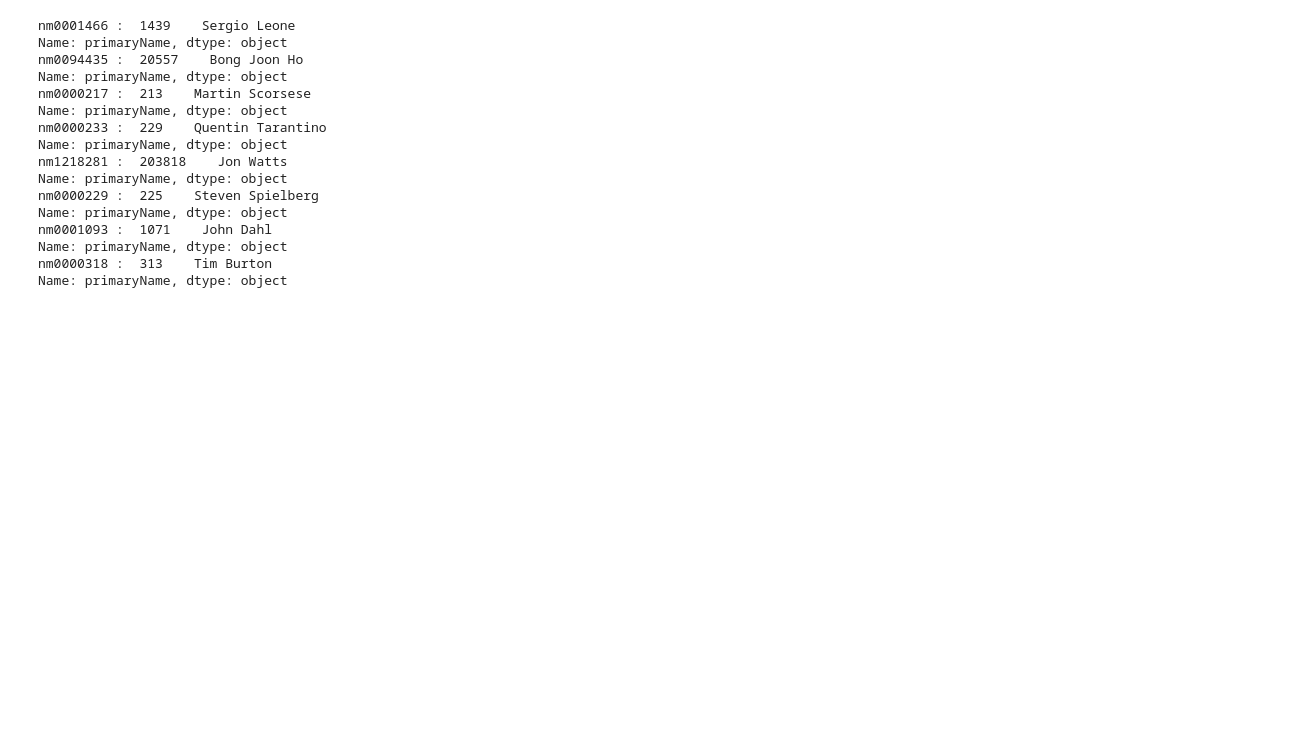
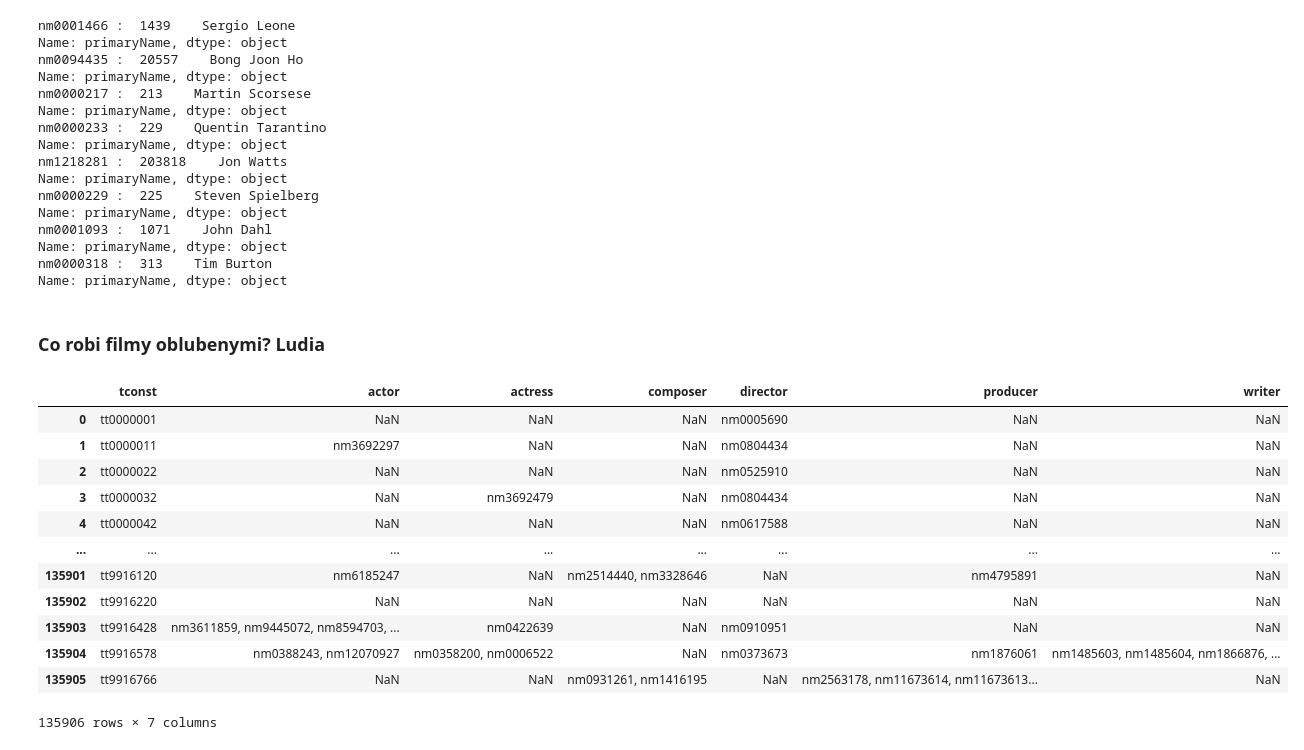
Before and after one commit to AdrianPauer/PRIDAV, a Jupyter notebook: PauerVersion.ipynb, the cells around one changed output. Saved outputs shown, nothing was run; the diff lists cells and outputs as text; code cells hidden in the pictures; blank space fills up the shorter version.

```diff
--- a/PauerVersion.ipynb
+++ b/PauerVersion.ipynb
@@ -960,3 +797,29 @@ nm0001093 :  1071    John Dahl
 Name: primaryName, dtype: object
 nm0000318 :  313    Tim Burton
 Name: primaryName, dtype: object
+# %% [markdown]
+### Co robi filmy oblubenymi? Ludia
+# %%
+df = pd.DataFrame(principals)
+
+pivot_df = pd.pivot_table(df, values='nconst', index='tconst', columns='category', aggfunc=lambda x: ', '.join(x)).reset_index()
+
+# Rename the columns
+pivot_df.columns.name = None  # Remove the 'category' label from columns
+# %%
+pivot_df.drop(["self", "archive_footage", "archive_sound", "cinematographer", "editor", "production_designer"], axis=1, inplace=True)
+pivot_df
+# %% [output]
+|  | tconst | actor | actress | composer | director | producer | writer |
+| 0 | tt0000001 | NaN | NaN | NaN | nm0005690 | NaN | NaN |
+| 1 | tt0000011 | nm3692297 | NaN | NaN | nm0804434 | NaN | NaN |
+| 2 | tt0000022 | NaN | NaN | NaN | nm0525910 | NaN | NaN |
+| 3 | tt0000032 | NaN | nm3692479 | NaN | nm0804434 | NaN | NaN |
+| 4 | tt0000042 | NaN | NaN | NaN | nm0617588 | NaN | NaN |
+| ... | ... | ... | ... | ... | ... | ... | ... |
+| 135901 | tt9916120 | nm6185247 | NaN | nm2514440, nm3328646 | NaN | nm4795891 | NaN |
+| 135902 | tt9916220 | NaN | NaN | NaN | NaN | NaN | NaN |
+| 135903 | tt9916428 | nm3611859, nm9445072, nm8594703, ... | nm0422639 | NaN | nm0910951 | NaN | NaN |
+| 135904 | tt9916578 | nm0388243, nm12070927 | nm0358200, nm0006522 | NaN | nm0373673 | nm1876061 | nm1485603, nm1485604, nm1866876, ... |
+| 135905 | tt9916766 | NaN | NaN | nm0931261, nm1416195 | NaN | nm2563178, nm11673614, nm11673613... | NaN |
+135906 rows × 7 columns
```
Also changed, not shown: parts of 27 cells of this notebook, 6 other files.
